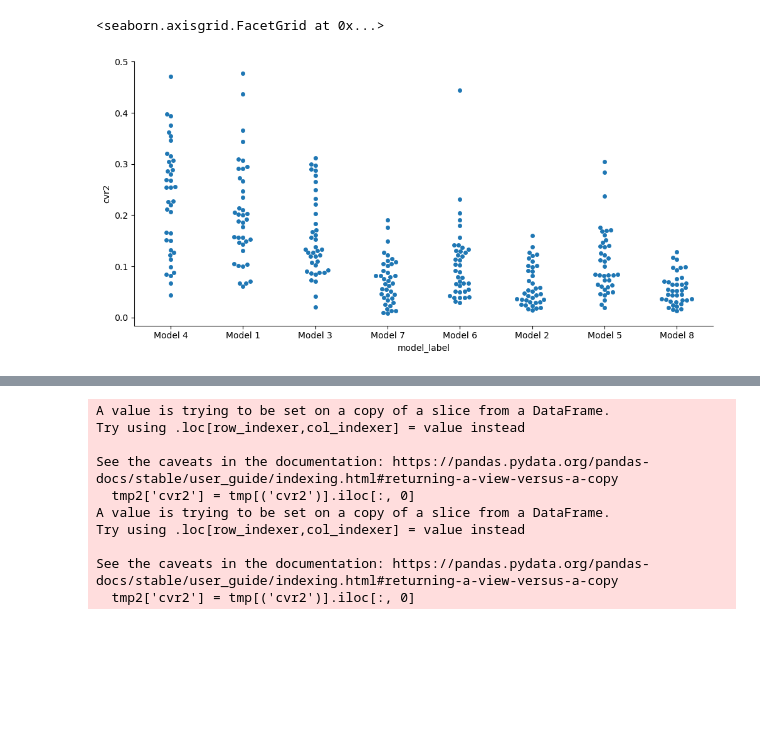
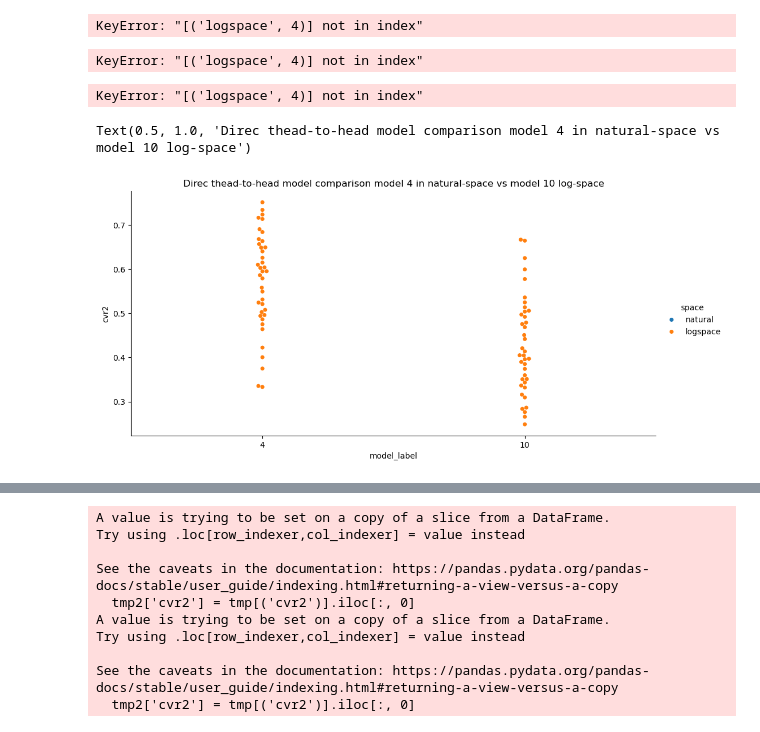
Before and after one commit to Gilles86/neural_priors, a Jupyter notebook: neural_priors/encoding_model/notebooks/check_encoding_pars.ipynb, the cells around one changed output, grey strips where cells are left out. Cells and saved outputs as stored; diff of their text form; code cells hidden in the pictures; blank space fills up the shorter version.

```diff
--- a/neural_priors/encoding_model/notebooks/check_encoding_pars.ipynb
+++ b/neural_priors/encoding_model/notebooks/check_encoding_pars.ipynb
@@ -86,15 +94,69 @@ sns.catplot(x='model_label', y='cvr2', data=prop_winning_model.to_frame('cvr2'),
 # %%
-mask = (cvr2 > 0.0).any(axis=1)
-# winning_model = cvr2[mask]['cvr2'].drop(['Model 1', 'Model 2'], axis=1).idxmax(axis=1)
-winning_model = cvr2[mask]['cvr2'].idxmax(axis=1)
+winning_model = cvr2['cvr2'][[('logspace', 1), ('logspace', 4)]].idxmax(axis=1)
+winning_model = pd.DataFrame(winning_model.tolist(), index=winning_model.index, columns=cvr2['cvr2'].columns.names)
 
 prop_winning_model = (
     winning_model.groupby('subject')
     .value_counts(normalize=True)
-    .rename_axis(index=['subject', 'model_label'])
+    .rename_axis(index=['subject', 'space', 'model_label'])
 )
 
-sns.catplot(x='model_label', y='cvr2', data=prop_winning_model.to_frame('cvr2'), kind='swarm', aspect=2, errorbar='se')
+sns.catplot(x='model_label', y='cvr2', data=prop_winning_model.to_frame('cvr2').reset_index(), kind='swarm', aspect=2, errorbar='se',
+            hue='space', hue_order=hue_order)
+# plt.axhline(0.5, color='black', linestyle='--')
+
+plt.title('Direc thead-to-head model comparison model 1 vs model 4 in log-space')
 # %% [output]
-<seaborn.axisgrid.FacetGrid at 0x...>
+KeyError: "[('logspace', 4)] not in index"
-[figure, removed]
+# %%
+winning_model = cvr2['cvr2'][[('natural', 4), ('logspace', 4)]].idxmax(axis=1)
+winning_model = pd.DataFrame(winning_model.tolist(), index=winning_model.index, columns=cvr2['cvr2'].columns.names)
+
+prop_winning_model = (
+    winning_model.groupby('subject')
+    .value_counts(normalize=True)
+    .rename_axis(index=['subject', 'space', 'model_label'])
+)
+
+sns.catplot(x='model_label', y='cvr2', data=prop_winning_model.to_frame('cvr2').reset_index(), kind='swarm', aspect=2, errorbar='se',
+            hue='space', hue_order=hue_order)
+# plt.axhline(0.5, color='black', linestyle='--')
+
+plt.title('Direc thead-to-head model comparison model 4 in natural-space vs model 4 log-space')
+# %% [output]
+KeyError: "[('logspace', 4)] not in index"
+# %%
+winning_model = cvr2['cvr2'][[('logspace', 4), ('logspace', 9)]].idxmax(axis=1)
+winning_model = pd.DataFrame(winning_model.tolist(), index=winning_model.index, columns=cvr2['cvr2'].columns.names)
+
+prop_winning_model = (
+    winning_model.groupby('subject')
+    .value_counts(normalize=True)
+    .rename_axis(index=['subject', 'space', 'model_label'])
+)
+
+sns.catplot(x='model_label', y='cvr2', data=prop_winning_model.to_frame('cvr2').reset_index(), kind='swarm', aspect=2, errorbar='se',
+            hue='space', hue_order=hue_order)
+# plt.axhline(0.5, color='black', linestyle='--')
+
+plt.title('Direc thead-to-head model comparison model 4 in natural-space vs model 4 log-space')
+# %% [output]
+KeyError: "[('logspace', 4)] not in index"
+# %%
+winning_model = cvr2['cvr2'][[('logspace', 4), ('logspace', 10)]].idxmax(axis=1)
+winning_model = pd.DataFrame(winning_model.tolist(), index=winning_model.index, columns=cvr2['cvr2'].columns.names)
+
+prop_winning_model = (
+    winning_model.groupby('subject')
+    .value_counts(normalize=True)
+    .rename_axis(index=['subject', 'space', 'model_label'])
+)
+
+sns.catplot(x='model_label', y='cvr2', data=prop_winning_model.to_frame('cvr2').reset_index(), kind='swarm', aspect=2, errorbar='se',
+            hue='space', hue_order=hue_order)
+# plt.axhline(0.5, color='black', linestyle='--')
+
+plt.title('Direc thead-to-head model comparison model 4 in natural-space vs model 10 log-space')
+# %% [output]
+Text(0.5, 1.0, 'Direc thead-to-head model comparison model 4 in natural-space vs model 10 log-space')
+[figure, added]
```
Also changed, not shown: parts of 66 cells of this notebook, 9 other files.
